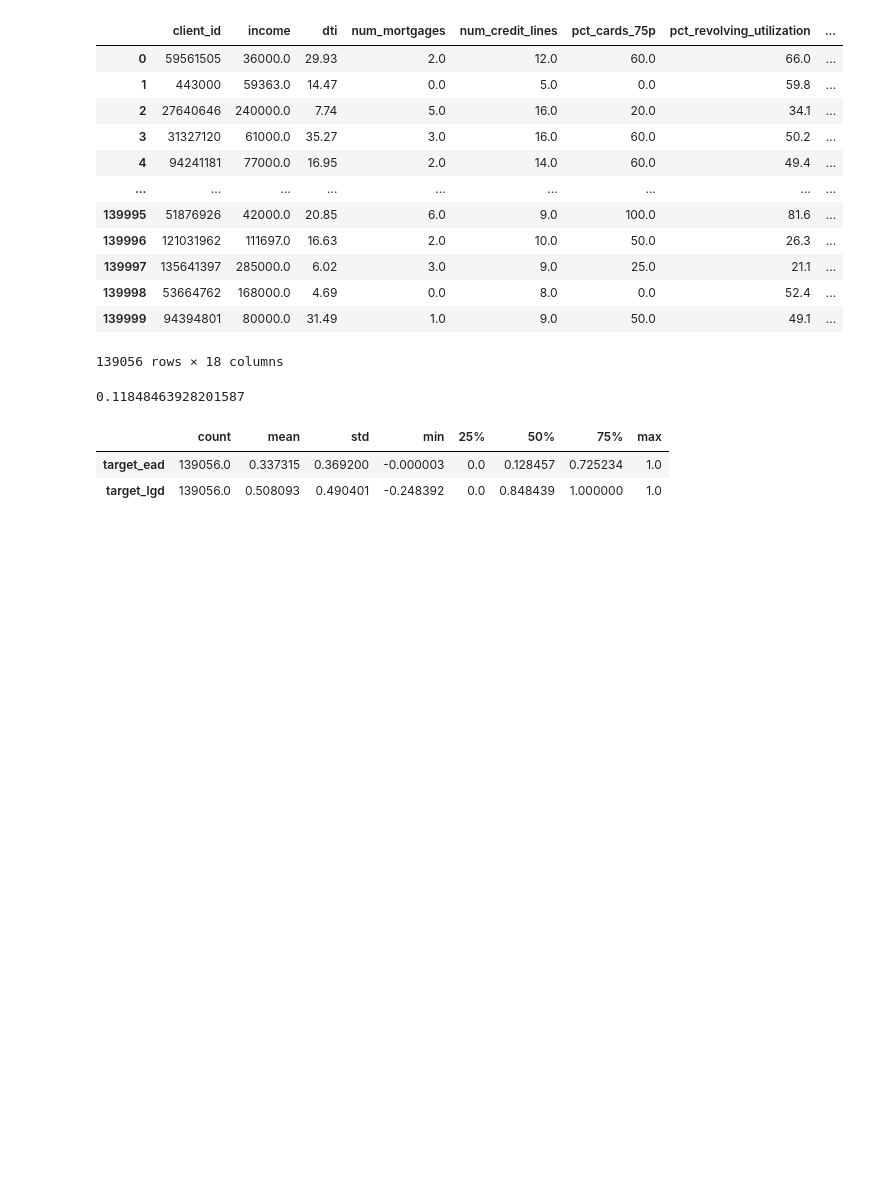
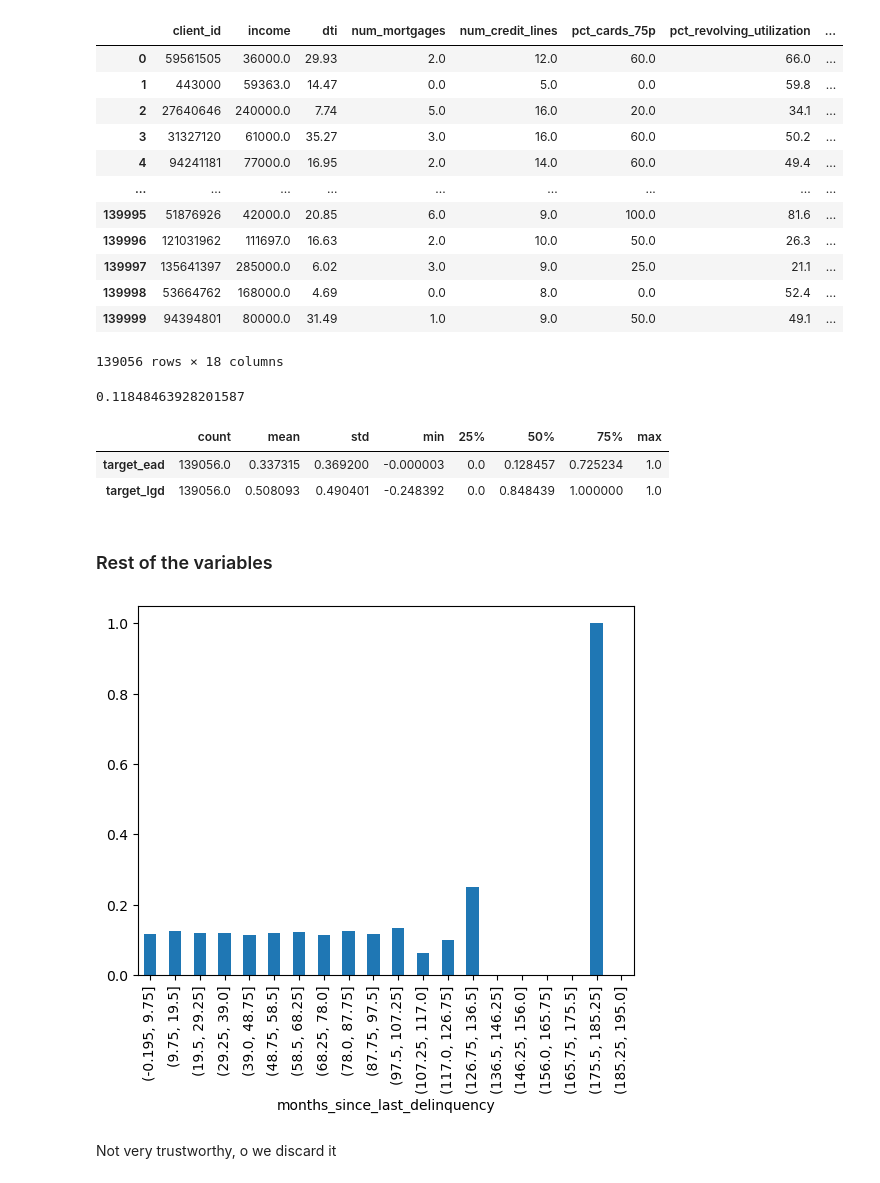
Before and after one commit to adrianriverof/risk-scoring, a Jupyter notebook: 03_Notebooks/02_Development/04_Data_Transformation.ipynb, the cells around one changed output. Cells and saved outputs as stored; diff of their text form; code cells hidden in the pictures; blank space fills up the shorter version.

```diff
--- a/03_Notebooks/02_Development/04_Data_Transformation.ipynb
+++ b/03_Notebooks/02_Development/04_Data_Transformation.ipynb
@@ -165,3 +165,17 @@ num[['target_ead','target_lgd']].describe().T
 |  | count | mean | std | min | 25% | 50% | 75% | max |
 | target_ead | 139056.0 | 0.337315 | 0.369200 | -0.000003 | 0.0 | 0.128457 | 0.725234 | 1.0 |
 | target_lgd | 139056.0 | 0.508093 | 0.490401 | -0.248392 | 0.0 | 0.848439 | 1.000000 | 1.0 |
+# %% [markdown]
+### Rest of the variables
+# %%
+temp = num[['months_since_last_delinquency']].copy()
+# %%
+
+temp['months_since_last_delinquency'] = pd.cut(temp['months_since_last_delinquency'],20)
+temp['target'] = cat['target_pd']
+# %%
+temp.groupby('months_since_last_delinquency',observed=False).target.mean().plot.bar();
+# %% [output]
+[figure, added]
+# %% [markdown]
+Not very trustworthy, o we discard it
```
Also changed, not shown: parts of 36 cells of this notebook, 1 other file.
